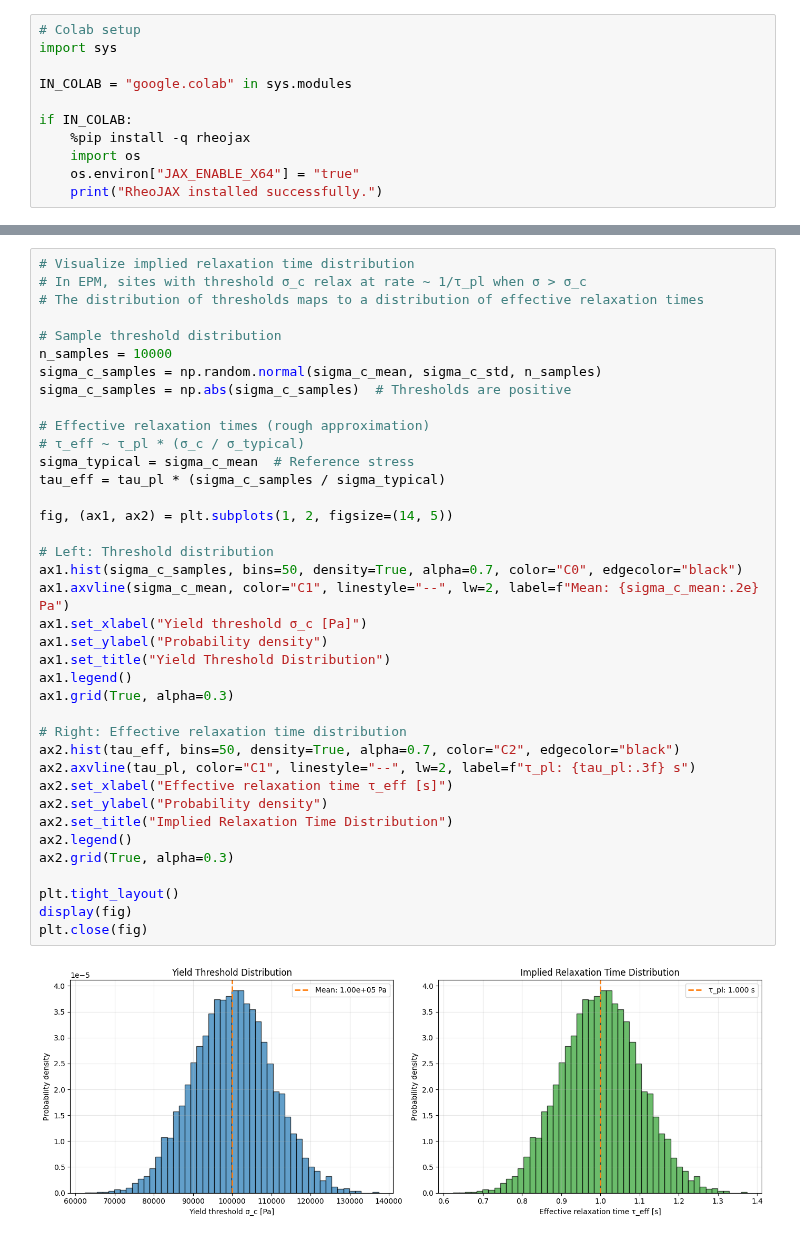
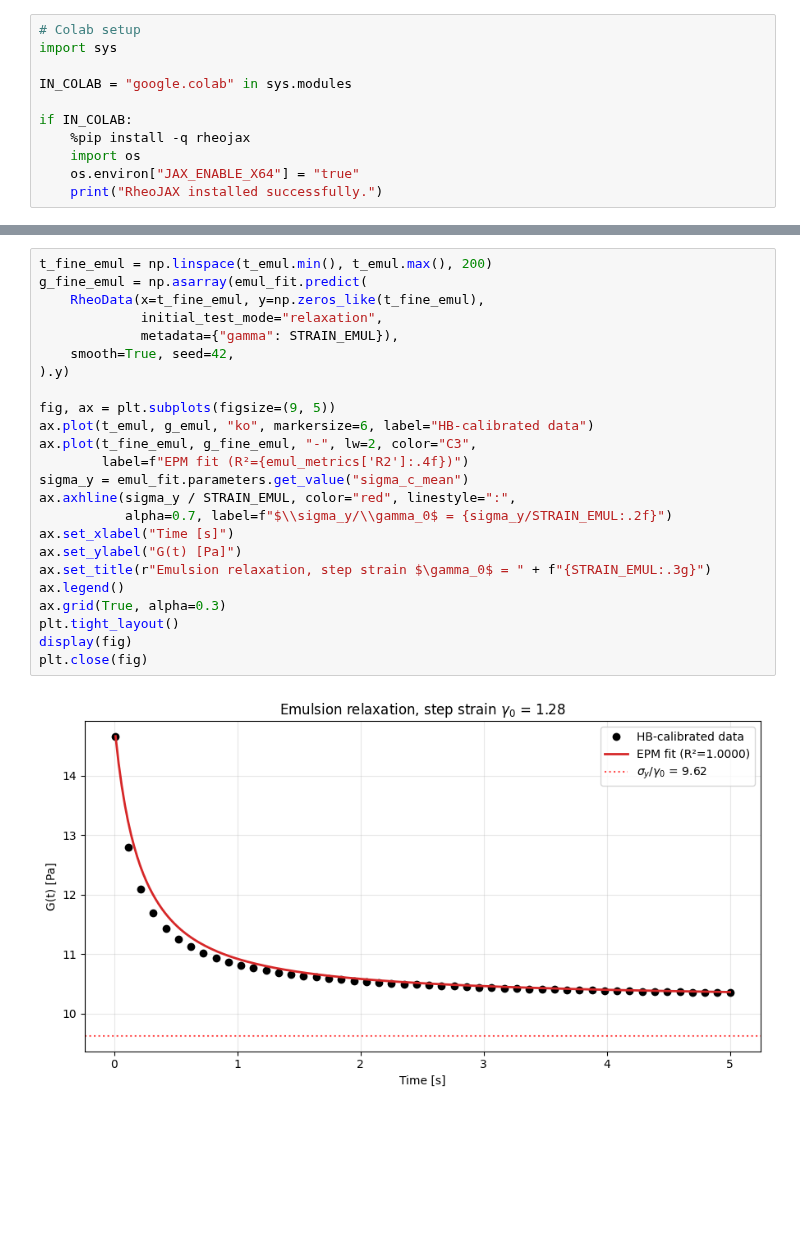
Before and after one commit to imewei/rheojax, a Jupyter notebook: examples/epm/05_epm_relaxation.ipynb, the cells around one changed output, grey strips where cells are left out. Drawn from its saved outputs; the diff is of its cells as text; blank space fills up the shorter version.

```diff
--- a/examples/epm/05_epm_relaxation.ipynb
+++ b/examples/epm/05_epm_relaxation.ipynb
@@ -366,41 +372,27 @@ Interpretation:
 # %%
-# Visualize implied relaxation time distribution
-# In EPM, sites with threshold σ_c relax at rate ~ 1/τ_pl when σ > σ_c
-# The distribution of thresholds maps to a distribution of effective relaxation times
+t_fine_emul = np.linspace(t_emul.min(), t_emul.max(), 200)
+g_fine_emul = np.asarray(emul_fit.predict(
+    RheoData(x=t_fine_emul, y=np.zeros_like(t_fine_emul),
+             initial_test_mode="relaxation",
+             metadata={"gamma": STRAIN_EMUL}),
+    smooth=True, seed=42,
+).y)
 
-# Sample threshold distribution
-n_samples = 10000
-sigma_c_samples = np.random.normal(sigma_c_mean, sigma_c_std, n_samples)
-sigma_c_samples = np.abs(sigma_c_samples)  # Thresholds are positive
-
-# Effective relaxation times (rough approximation)
-# τ_eff ~ τ_pl * (σ_c / σ_typical)
-sigma_typical = sigma_c_mean  # Reference stress
-tau_eff = tau_pl * (sigma_c_samples / sigma_typical)
-
-fig, (ax1, ax2) = plt.subplots(1, 2, figsize=(14, 5))
-
-# Left: Threshold distribution
-ax1.hist(sigma_c_samples, bins=50, density=True, alpha=0.7, color="C0", edgecolor="black")
-ax1.axvline(sigma_c_mean, color="C1", linestyle="--", lw=2, label=f"Mean: {sigma_c_mean:.2e} Pa")
-ax1.set_xlabel("Yield threshold σ_c [Pa]")
-ax1.set_ylabel("Probability density")
-ax1.set_title("Yield Threshold Distribution")
-ax1.legend()
-ax1.grid(True, alpha=0.3)
-
-# Right: Effective relaxation time distribution
-ax2.hist(tau_eff, bins=50, density=True, alpha=0.7, color="C2", edgecolor="black")
-ax2.axvline(tau_pl, color="C1", linestyle="--", lw=2, label=f"τ_pl: {tau_pl:.3f} s")
-ax2.set_xlabel("Effective relaxation time τ_eff [s]")
-ax2.set_ylabel("Probability density")
-ax2.set_title("Implied Relaxation Time Distribution")
-ax2.legend()
-ax2.grid(True, alpha=0.3)
-
+fig, ax = plt.subplots(figsize=(9, 5))
+ax.plot(t_emul, g_emul, "ko", markersize=6, label="HB-calibrated data")
+ax.plot(t_fine_emul, g_fine_emul, "-", lw=2, color="C3",
+        label=f"EPM fit (R²={emul_metrics['R2']:.4f})")
+sigma_y = emul_fit.parameters.get_value("sigma_c_mean")
+ax.axhline(sigma_y / STRAIN_EMUL, color="red", linestyle=":",
+           alpha=0.7, label=f"$\\sigma_y/\\gamma_0$ = {sigma_y/STRAIN_EMUL:.2f}")
+ax.set_xlabel("Time [s]")
+ax.set_ylabel("G(t) [Pa]")
+ax.set_title(r"Emulsion relaxation, step strain $\gamma_0$ = " + f"{STRAIN_EMUL:.3g}")
+ax.legend()
+ax.grid(True, alpha=0.3)
 plt.tight_layout()
 display(fig)
 plt.close(fig)
 # %% [output]
-[figure, old version]
+[figure, new version]
 # %% [markdown]
```
Also changed, not shown: parts of 39 cells of this notebook.
